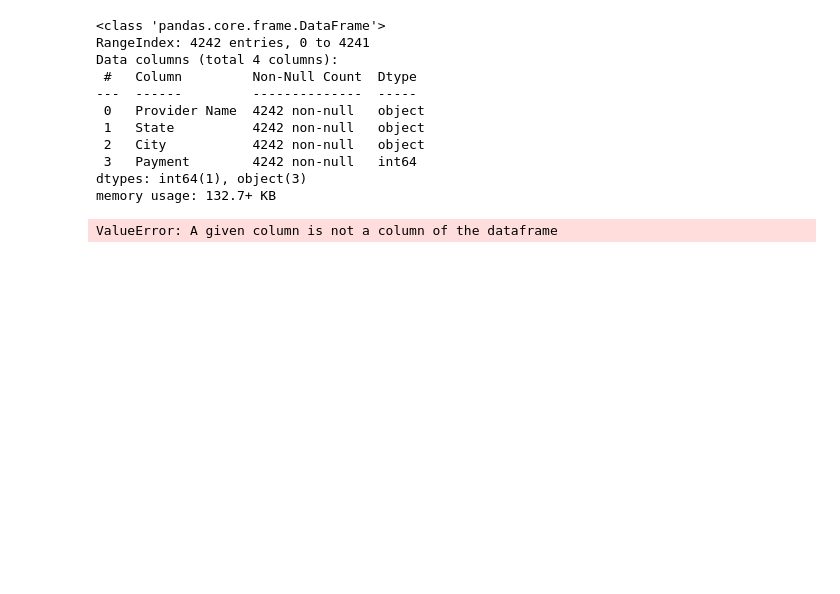
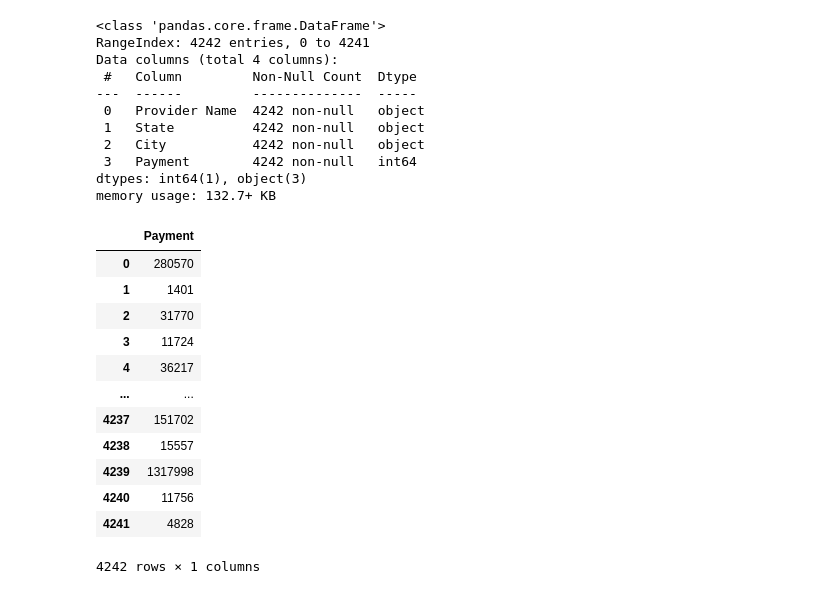
Before and after one commit to Omuk/Fullstack-Data-Analyst, a Jupyter notebook: data_projects/provider/provider_relief.ipynb, the cells around one changed output. Saved outputs shown, nothing was run; the diff lists cells and outputs as text; code cells hidden in the pictures; blank space fills up the shorter version.

```diff
--- a/data_projects/provider/provider_relief.ipynb
+++ b/data_projects/provider/provider_relief.ipynb
@@ -258,7 +252,17 @@ preproc = ColumnTransformer(
-# %%
-x_features = df.drop(['Payment'], axis=1)
-x = pd.DataFrame(preproc.fit_transform(x_features))
-y = df['Payment']
-y
-# %% [output]
-ValueError: A given column is not a column of the dataframe
+# %%
+num_val = df.select_dtypes(include=['float64', 'int64'])
+num_val
+# %% [output]
+|  | Payment |
+| 0 | 280570 |
+| 1 | 1401 |
+| 2 | 31770 |
+| 3 | 11724 |
+| 4 | 36217 |
+| ... | ... |
+| 4237 | 151702 |
+| 4238 | 15557 |
+| 4239 | 1317998 |
+| 4240 | 11756 |
+| 4241 | 4828 |
+4242 rows × 1 columns
```
Also changed, not shown: parts of 7 cells of this notebook, 2 other files.
